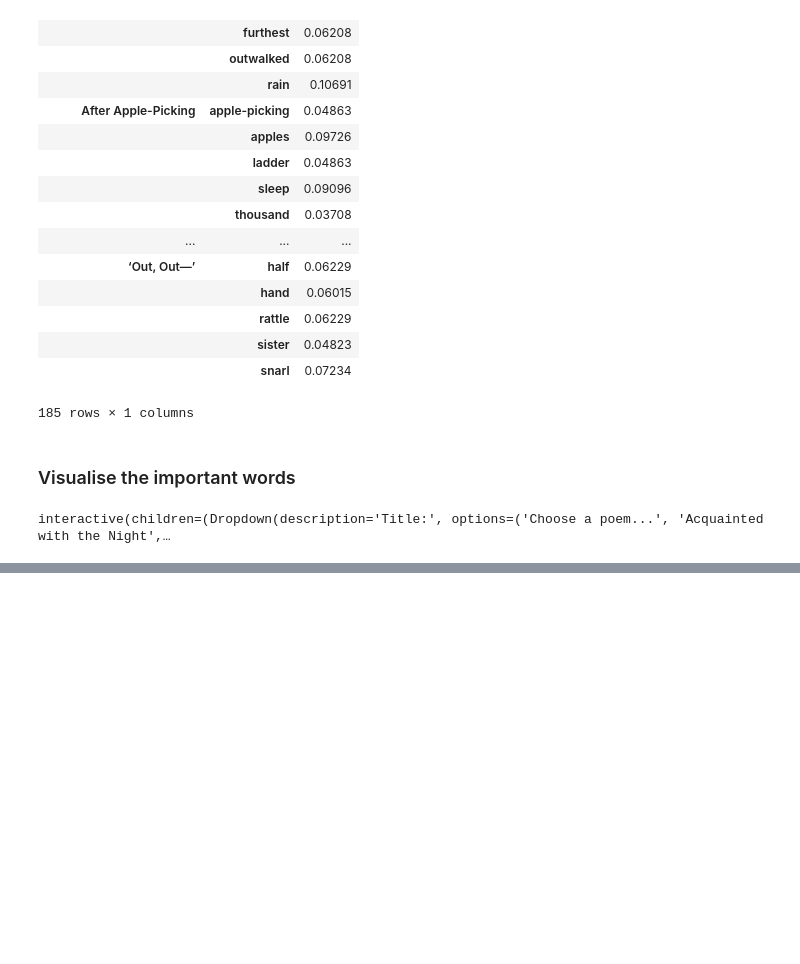
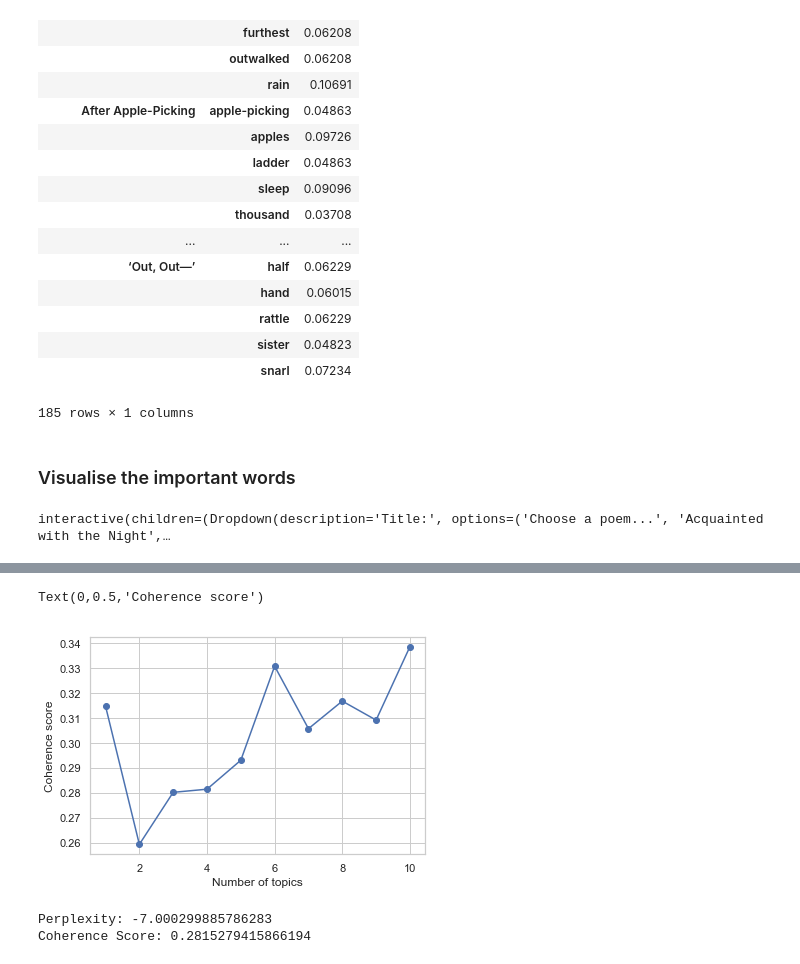
Before and after one commit to rochiecuevas/poetry, a Jupyter notebook: Frost_NLP.ipynb, the cells around one changed output, grey strips where cells are left out. Saved outputs shown, nothing was run; the diff lists cells and outputs as text; code cells hidden in the pictures; blank space fills up the shorter version.

Commit message:
added topic modelling

```diff
--- a/Frost_NLP.ipynb
+++ b/Frost_NLP.ipynb
@@ -320,0 +374,6 @@ interactive(children=(Dropdown(description='Title:', options=('Choose a poem...'
+# %%
+# Create dictionary
+id2words = corpora.Dictionary(filtered_text)
+
+# Create corpus term frequency (convert dictionary to bag-of-words)
+corpus = [id2words.doc2bow(text) for text in filtered_text]
@@ -320,0 +382,4 @@ interactive(children=(Dropdown(description='Title:', options=('Choose a poem...'
+# %%
+# Create a range of number of topics
+num_topics = list(range(1, 11))
+num_topics
@@ -320,0 +388,26 @@ interactive(children=(Dropdown(description='Title:', options=('Choose a poem...'
+# %%
+# Define a function that calculates the coherence score
+def coherence_score(num_topics):
+    """ Create a LDA model """
+    lda_model = gensim.models.ldamodel.LdaModel(corpus = corpus,
+                                            id2word = id2words,
+                                            num_topics = num_topics,
+                                            random_state = 100,
+                                            update_every = 1,
+                                            chunksize = 100,
+                                            passes = 20,
+                                            alpha = "auto",
+                                            per_word_topics = True)
+
+    """ Calculate the coherence score """
+    coherence_model_lda = CoherenceModel(model = lda_model,
+                                         texts = filtered_text,
+                                         dictionary = id2words,
+                                         coherence = 'c_v')
+    coherence_lda = coherence_model_lda.get_coherence()
+
+    return coherence_lda
+# %%
+# Calculate the coherence score of each number of topics
+coh_score = [coherence_score(x) for x in num_topics]
+coh_score
@@ -320,0 +425,36 @@ interactive(children=(Dropdown(description='Title:', options=('Choose a poem...'
+# %%
+# Plot number of topics vs coherence score
+# Find the highest coherence score before the trend flattens out
+plt.plot(num_topics, coh_score, "bo-")
+plt.xlabel("Number of topics")
+plt.ylabel("Coherence score")
+# %% [output]
+Text(0,0.5,'Coherence score')
+[figure, added]
+# %%
+# Building the LDA model using the chosen number of topics
+final_number = 4
+
+lda_model = gensim.models.ldamodel.LdaModel(corpus = corpus,
+                                            id2word = id2words,
+                                            num_topics = final_number,
+                                            random_state = 100,
+                                            update_every = 1,
+                                            chunksize = 100,
+                                            passes = 20,
+                                            alpha = "auto",
+                                            per_word_topics = True)
+
+# Compute Perplexity
+print(f"Perplexity: {lda_model.log_perplexity(corpus)}")
+
+# Compute Coherence Score
+coherence_model_lda = CoherenceModel(model = lda_model,
+                                     texts = filtered_text,
+                                     dictionary = id2words,
+                                     coherence = 'c_v')
+coherence_lda = coherence_model_lda.get_coherence()
+print(f"Coherence Score: {coherence_lda}")
+# %% [output]
+Perplexity: -7.000299885786283
+Coherence Score: 0.2815279415866194
```
Also changed, not shown: parts of 26 cells of this notebook.
